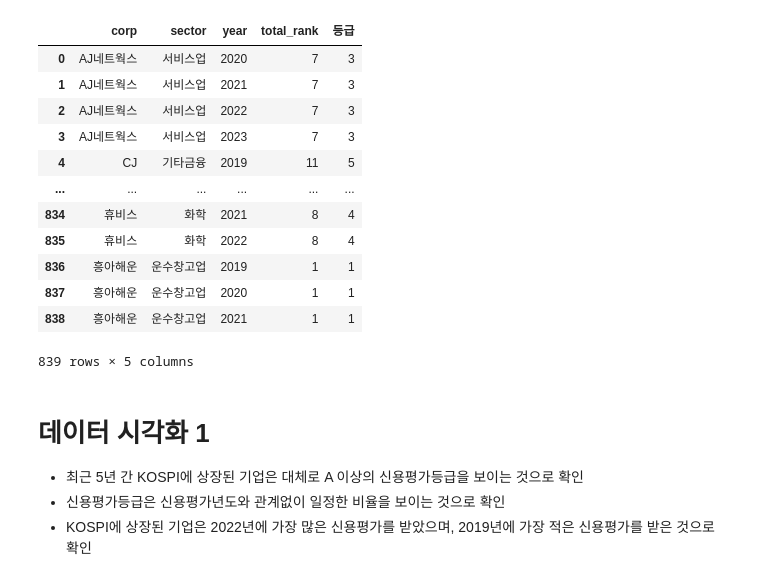
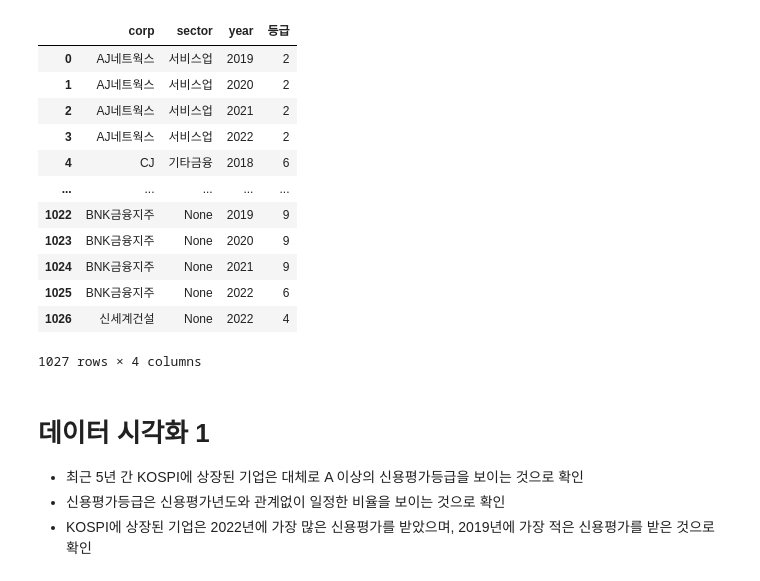
Before and after one commit to Biz-Insight/Biz-Insight, a Jupyter notebook: eda/credit_score_eda.ipynb, the cells around one changed output. Drawn from its saved outputs; the diff is of its cells as text; code cells hidden in the pictures.

```diff
--- a/eda/credit_score_eda.ipynb
+++ b/eda/credit_score_eda.ipynb
@@ -1,8 +1,8 @@
 # %%
-from crawl_kis_and_nice_module import (import_from_mysql)
+from crawl_kis_and_nice_module import import_from_mysql
 
-import_df = import_from_mysql(username='*****',
-                            password='*****',
+import_df = import_from_mysql(username='multi',
+                            password='Campus123!',
                             host_ip='15-152-211-160',
                             database_name='Data_Warehouse',
                             desired_table_name='credit_rank')
@@ -25,46 +25,34 @@ import_df
 # %%
 # preprocess
-temp_df = import_df.copy()[['corp', 'sector', 'year', 'total_rank', 'simple_total_rank']]
+temp_df = import_df.copy()[['corp', 'sector', 'year', 'rank']]
 
-temp_df['simple_total_rank'] = temp_df['simple_total_rank'].replace('F', 1 \
-                                                          ).replace('BB', 2 \
-                                                          ).replace('BBB', 3 \
-                                                          ).replace('A', 4 \
-                                                          ).replace('AA', 5 \
-                                                          ).replace('AAA', 6)
+temp_df['rank'] = temp_df['rank'].replace('JB', 1 \
+                                            ).replace('BBB', 2 \
+                                            ).replace('A-', 3 \
+                                            ).replace('A', 4 \
+                                            ).replace('A+', 5 \
+                                            ).replace('AA-', 6 \
+                                            ).replace('AA', 7 \
+                                            ).replace('AA+', 8 \
+                                            ).replace('AAA', 9)
 
-temp_df['total_rank'] = temp_df['total_rank'].replace('F', 1 \
-                                            ).replace('BB-', 2 \
-                                            ).replace('BB', 3 \
-                                            ).replace('BB+', 4 \
-                                            ).replace('BBB-', 5 \
-                                            ).replace('BBB', 6 \
-                                            ).replace('BBB+', 7 \
-                                            ).replace('A-', 8 \
-                                            ).replace('A', 9 \
-                                            ).replace('A+', 10 \
-                                            ).replace('AA-', 11 \
-                                            ).replace('AA', 12 \
-                                            ).replace('AA+', 13 \
-                                            ).replace('AAA', 14)
-
-temp_df.rename(columns = {'simple_total_rank' : '등급'}, inplace = True)
+temp_df.rename(columns = {'rank' : '등급'}, inplace = True)
 
 temp_df
 # %% [output]
-|  | corp | sector | year | total_rank | 등급 |
-| 0 | AJ네트웍스 | 서비스업 | 2020 | 7 | 3 |
-| 1 | AJ네트웍스 | 서비스업 | 2021 | 7 | 3 |
-| 2 | AJ네트웍스 | 서비스업 | 2022 | 7 | 3 |
-| 3 | AJ네트웍스 | 서비스업 | 2023 | 7 | 3 |
-| 4 | CJ | 기타금융 | 2019 | 11 | 5 |
-| ... | ... | ... | ... | ... | ... |
-| 834 | 휴비스 | 화학 | 2021 | 8 | 4 |
-| 835 | 휴비스 | 화학 | 2022 | 8 | 4 |
-| 836 | 흥아해운 | 운수창고업 | 2019 | 1 | 1 |
-| 837 | 흥아해운 | 운수창고업 | 2020 | 1 | 1 |
-| 838 | 흥아해운 | 운수창고업 | 2021 | 1 | 1 |
+|  | corp | sector | year | 등급 |
+| 0 | AJ네트웍스 | 서비스업 | 2019 | 2 |
+| 1 | AJ네트웍스 | 서비스업 | 2020 | 2 |
+| 2 | AJ네트웍스 | 서비스업 | 2021 | 2 |
+| 3 | AJ네트웍스 | 서비스업 | 2022 | 2 |
+| 4 | CJ | 기타금융 | 2018 | 6 |
+| ... | ... | ... | ... | ... |
+| 1022 | BNK금융지주 | None | 2019 | 9 |
+| 1023 | BNK금융지주 | None | 2020 | 9 |
+| 1024 | BNK금융지주 | None | 2021 | 9 |
+| 1025 | BNK금융지주 | None | 2022 | 6 |
+| 1026 | 신세계건설 | None | 2022 | 4 |
-839 rows × 5 columns
+1027 rows × 4 columns
 # %%
 # 패키지
 import matplotlib.pyplot as plt
```
Also changed, not shown: parts of 4 cells of this notebook.
